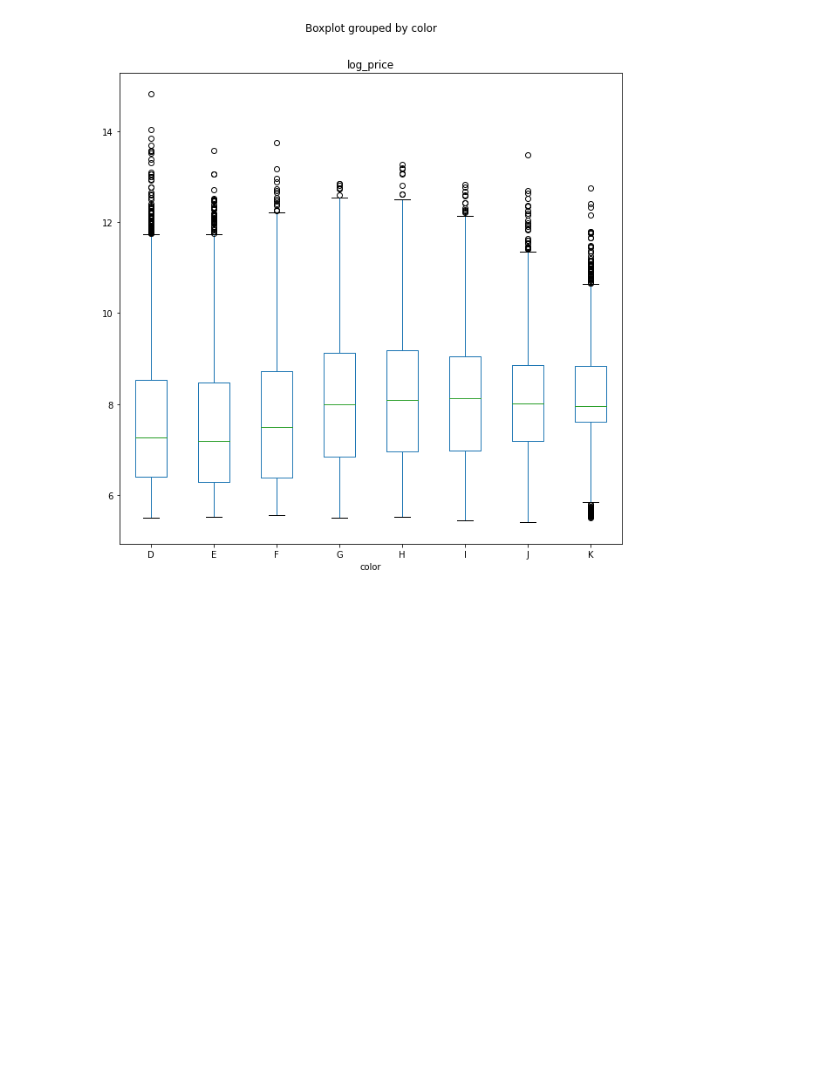
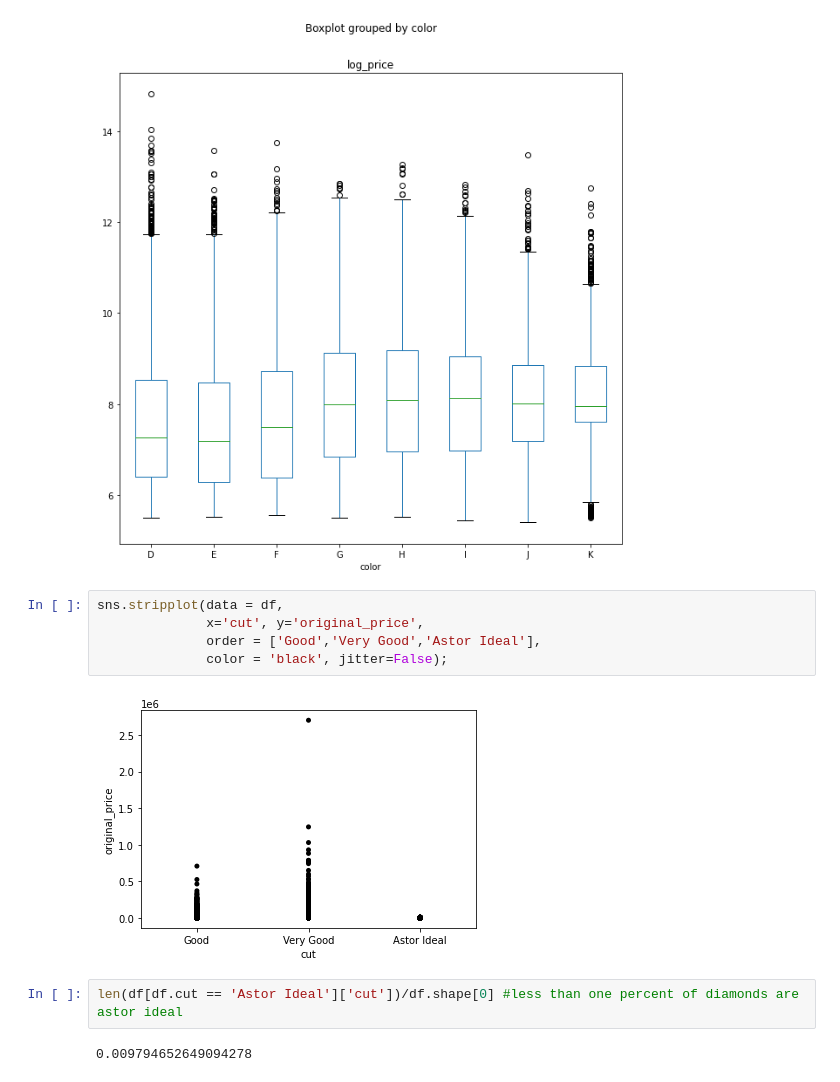
Before and after one commit to wjlau/Capstone2, a Jupyter notebook: predicting_diamond_prices.ipynb, the cells around one changed output. Cells and saved outputs as stored; diff of their text form; blank space fills up the shorter version.

```diff
--- a/predicting_diamond_prices.ipynb
+++ b/predicting_diamond_prices.ipynb
@@ -92,3 +96,14 @@ boxplot = df.boxplot(column=['log_price'],by='clarity', figsize = (10,10), grid=
 boxplot = df.boxplot(column=['log_price'],by='color', figsize = (10,10), grid=False)
 # %% [output]
 [figure]
+# %%
+sns.stripplot(data = df,
+              x='cut', y='original_price',
+              order = ['Good','Very Good','Astor Ideal'],
+              color = 'black', jitter=False);
+# %% [output]
+[figure, added]
+# %%
+len(df[df.cut == 'Astor Ideal']['cut'])/df.shape[0] #less than one percent of diamonds are astor ideal
+# %% [output]
+0.009794652649094278
```
Also changed, not shown: parts of 14 cells of this notebook.
